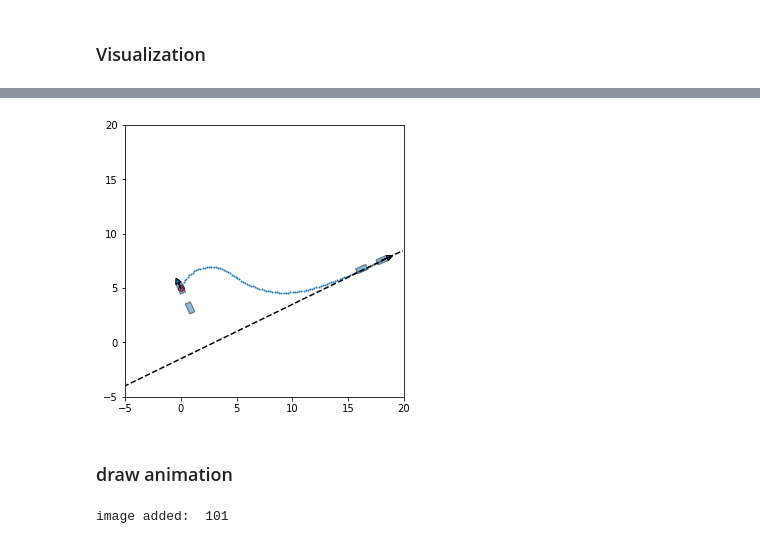
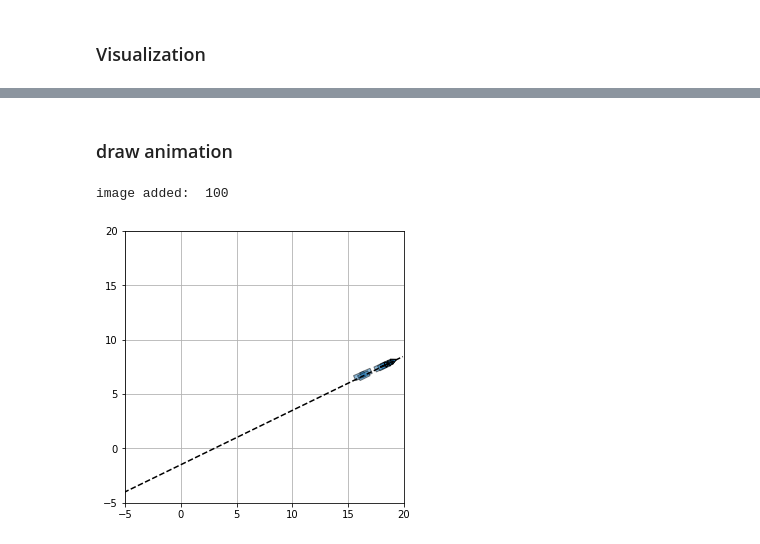
Before and after one commit to kh11kim/jupyrobo, a Jupyter notebook: BicycleControl/Stanley.ipynb, the cells around one changed output, grey strips where cells are left out. Cells and saved outputs as stored; diff of their text form; code cells hidden in the pictures.

```diff
--- a/BicycleControl/Stanley.ipynb
+++ b/BicycleControl/Stanley.ipynb
@@ -96,15 +132,2 @@ sim = simulation(start)
-# %%
-fig, ax = plt.subplots(figsize=[5,5])
-bicycle.set_state(start,0)
-bicycle.show()
-
-final_state = sim.iloc[-1][['x','y','theta']].tolist()
-bicycle.set_state(final_state,0)
-bicycle.show()
-plt.scatter(*start[:2], color='r')
-draw_line(line)
-plt.scatter(sim.loc[:,'x'], sim.loc[:,'y'], s=1);
-# %% [output]
-[figure, removed]
 # %% [markdown]
 ### draw animation
@@ -111,25 +139,36 @@ plt.scatter(sim.loc[:,'x'], sim.loc[:,'y'], s=1);
+# %%
+def update(bicycle, sim, i, color='k'):
+    row = sim.loc[i,:]
+    state = row.loc[['x','y','theta']].to_numpy()
+    gamma = row.loc['gamma']
+    bicycle.set_state(state, gamma)
+    bicycle.update();
+    path = plt.scatter(sim.loc[:i,'x'], sim.loc[:i,'y'], s=1, color=color)
+    return path
+# %%
+import matplotlib.colors as mcolors
+colors = mcolors.TABLEAU_COLORS
 # %%
 from animake import AniMaker
 anim = AniMaker()
-# %%
-fig, ax = plt.subplots(figsize=[5,5])
-state = sim.loc[0,['x','y','theta']].tolist()
-bicycle.set_state(state,0)
-bicycle.show()
-draw_line(line)
-
-for i, row in sim.iterrows():
-    state = row.loc[['x','y','theta']].to_numpy()
-    gamma = row.loc['gamma']
-    bicycle.set_state(state, gamma)
-    bicycle.update();
-    path = plt.scatter(sim.loc[:i,'x'], sim.loc[:i,'y'], s=1, color='k')
-    anim.set_snapshot()
-    path.remove()
-
-plt.close()
-# %% [output]
-image added:  101
+# %%
+# init animation
+fig, ax = plt.subplots(figsize=[5,5])
+for bicycle, sim in zip(bicycles, sims):
+    init(bicycle, sim)
+draw_line(line)
+
+# update animation and get snapshots
+for i in range(100):
+    paths = []
+    for bicycle, sim, color in zip(bicycles, sims, colors):
+        paths.append(update(bicycle, sim, i, color))
+    anim.set_snapshot()
+    for path in paths:
+        path.remove()
+# %% [output]
+image added:  100
+[figure, added]
 # %%
 anim.make_gif('out_stanley.gif')
 Image(filename="out_stanley.gif")
```
Also changed, not shown: parts of 21 cells of this notebook, 3 other files.
